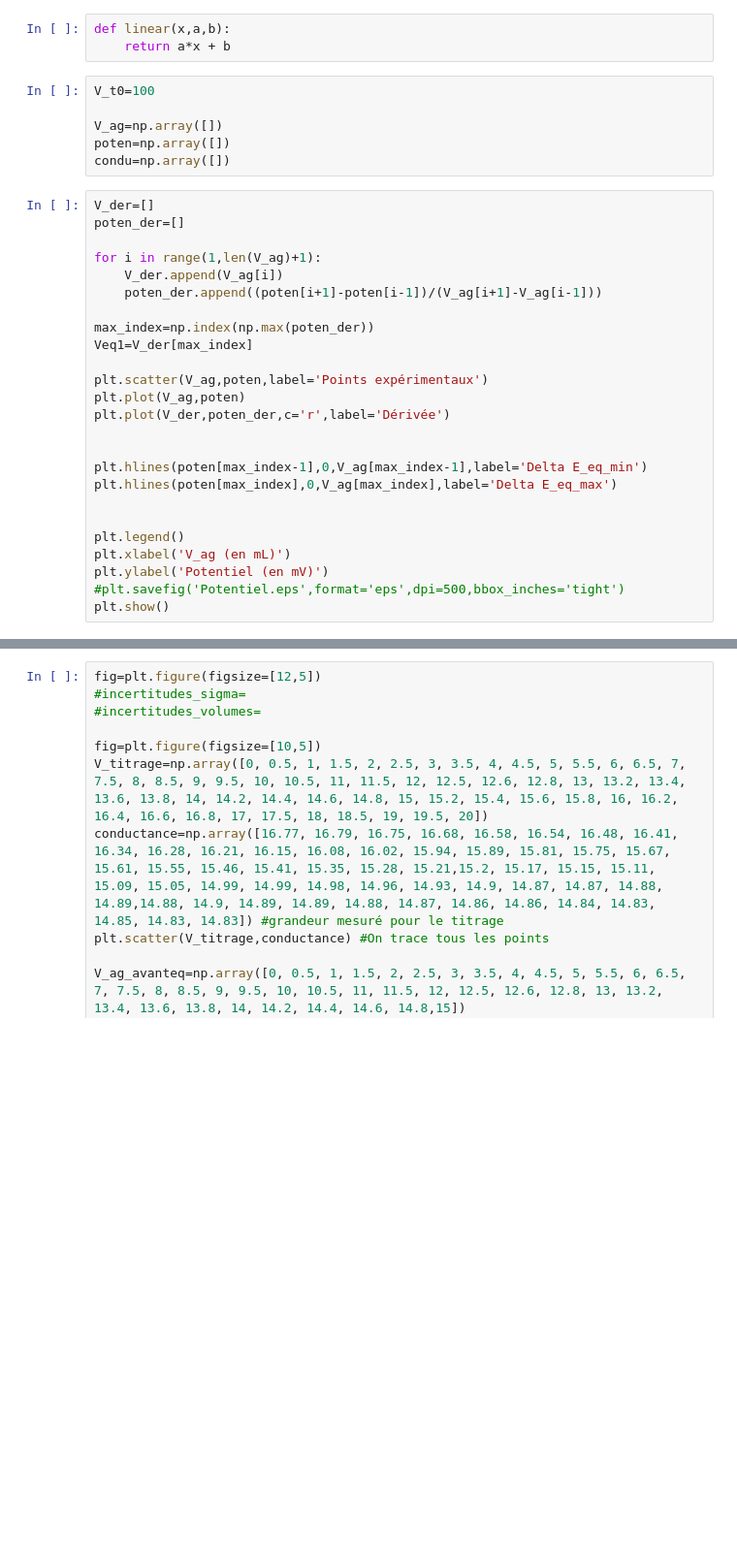
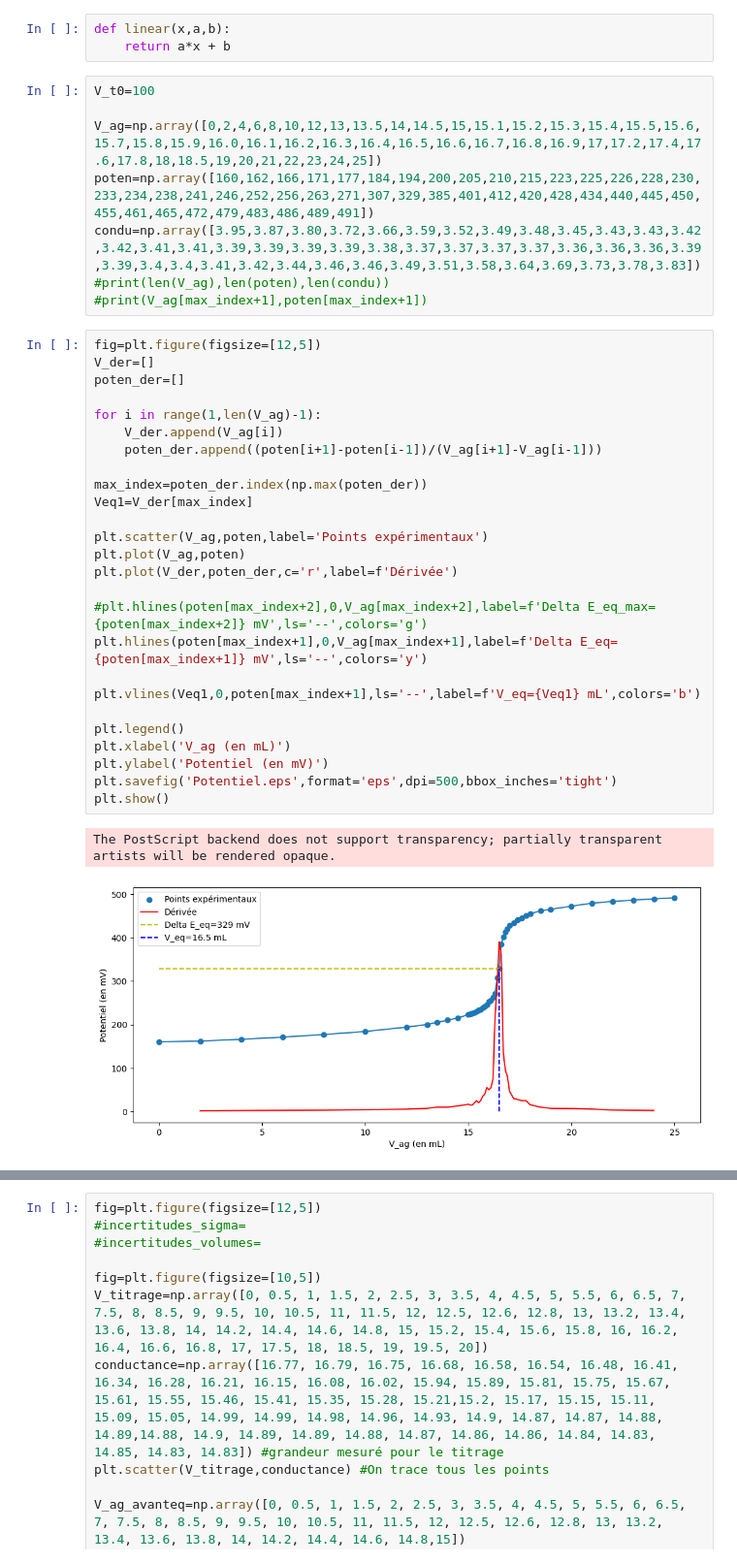
Before and after one commit to Duffy-y/TP-Saclay, a Jupyter notebook: Solutions_TP5/TP5_Solutions.ipynb, the cells around one changed output, grey strips where cells are left out. Shown: that part at 97% size. Drawn from its saved outputs; the diff is of its cells as text; blank space fills up the shorter version.

```diff
--- a/Solutions_TP5/TP5_Solutions.ipynb
+++ b/Solutions_TP5/TP5_Solutions.ipynb
@@ -5,34 +5,40 @@ from scipy.optimize import curve_fit
 # %%
 def linear(x,a,b):
     return a*x + b
-# %%
-V_t0=100
-
-V_ag=np.array([])
-poten=np.array([])
-condu=np.array([])
+# %%
+V_t0=100
+
+V_ag=np.array([0,2,4,6,8,10,12,13,13.5,14,14.5,15,15.1,15.2,15.3,15.4,15.5,15.6,15.7,15.8,15.9,16.0,16.1,16.2,16.3,16.4,16.5,16.6,16.7,16.8,16.9,17,17.2,17.4,17.6,17.8,18,18.5,19,20,21,22,23,24,25])
+poten=np.array([160,162,166,171,177,184,194,200,205,210,215,223,225,226,228,230,233,234,238,241,246,252,256,263,271,307,329,385,401,412,420,428,434,440,445,450,455,461,465,472,479,483,486,489,491])
+condu=np.array([3.95,3.87,3.80,3.72,3.66,3.59,3.52,3.49,3.48,3.45,3.43,3.43,3.42,3.42,3.41,3.41,3.39,3.39,3.39,3.39,3.38,3.37,3.37,3.37,3.37,3.36,3.36,3.36,3.39,3.39,3.4,3.4,3.41,3.42,3.44,3.46,3.46,3.49,3.51,3.58,3.64,3.69,3.73,3.78,3.83])
+#print(len(V_ag),len(poten),len(condu))
+#print(V_ag[max_index+1],poten[max_index+1])
 # %%
+fig=plt.figure(figsize=[12,5])
 V_der=[]
 poten_der=[]
 
-for i in range(1,len(V_ag)+1):
+for i in range(1,len(V_ag)-1):
     V_der.append(V_ag[i])
     poten_der.append((poten[i+1]-poten[i-1])/(V_ag[i+1]-V_ag[i-1]))
 
-max_index=np.index(np.max(poten_der))
+max_index=poten_der.index(np.max(poten_der))
 Veq1=V_der[max_index]
 
 plt.scatter(V_ag,poten,label='Points expérimentaux')
 plt.plot(V_ag,poten)
-plt.plot(V_der,poten_der,c='r',label='Dérivée')
+plt.plot(V_der,poten_der,c='r',label=f'Dérivée')
 
+#plt.hlines(poten[max_index+2],0,V_ag[max_index+2],label=f'Delta E_eq_max={poten[max_index+2]} mV',ls='--',colors='g')
+plt.hlines(poten[max_index+1],0,V_ag[max_index+1],label=f'Delta E_eq={poten[max_index+1]} mV',ls='--',colors='y')
 
-plt.hlines(poten[max_index-1],0,V_ag[max_index-1],label='Delta E_eq_min')
-plt.hlines(poten[max_index],0,V_ag[max_index],label='Delta E_eq_max')
-
+plt.vlines(Veq1,0,poten[max_index+1],ls='--',label=f'V_eq={Veq1} mL',colors='b')
 
 plt.legend()
 plt.xlabel('V_ag (en mL)')
 plt.ylabel('Potentiel (en mV)')
-#plt.savefig('Potentiel.eps',format='eps',dpi=500,bbox_inches='tight')
+plt.savefig('Potentiel.eps',format='eps',dpi=500,bbox_inches='tight')
 plt.show()
+# %% [output]
+The PostScript backend does not support transparency; partially transparent artists will be rendered opaque.
+[figure, added]
```
Also changed, not shown: parts of 4 cells of this notebook, 6 other files.
